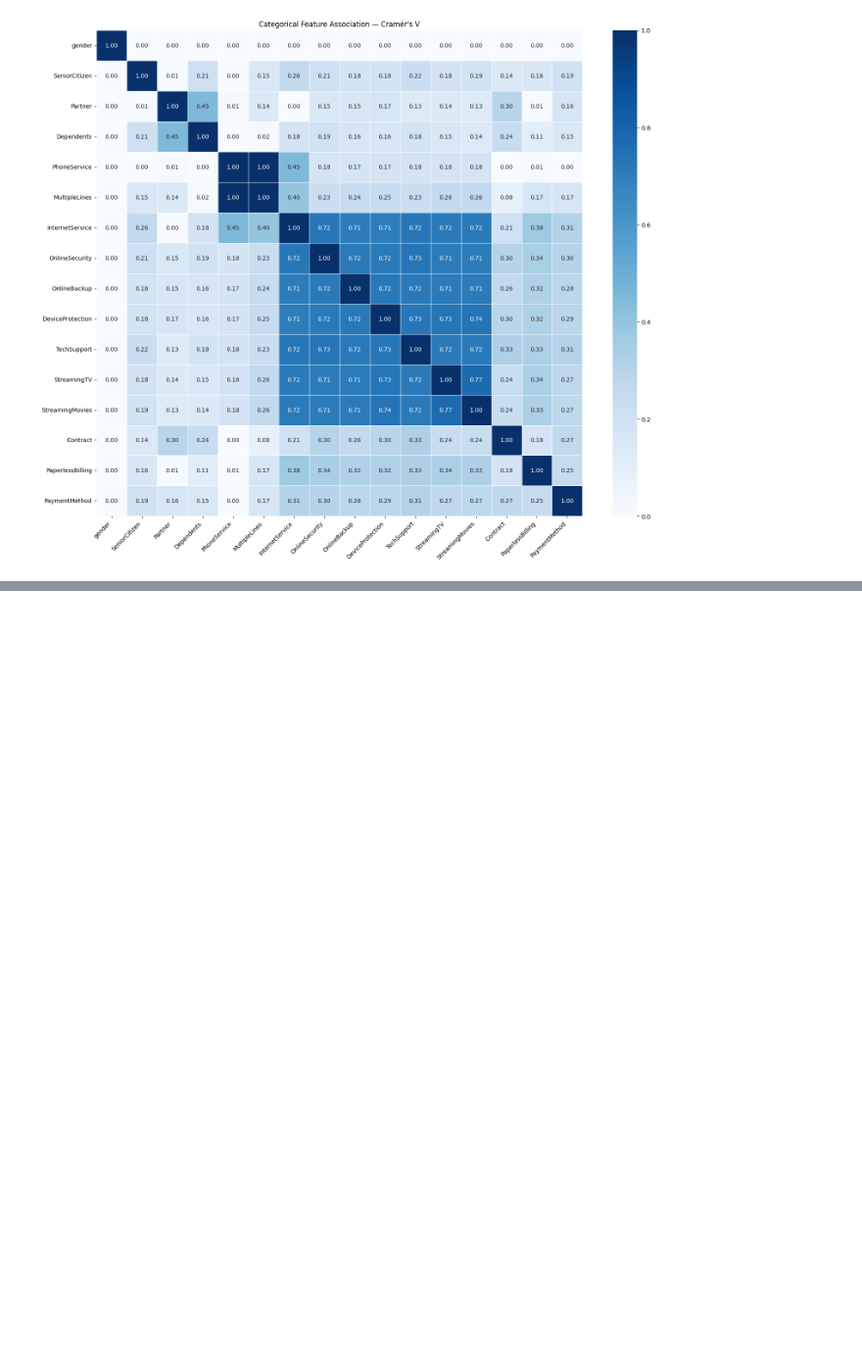
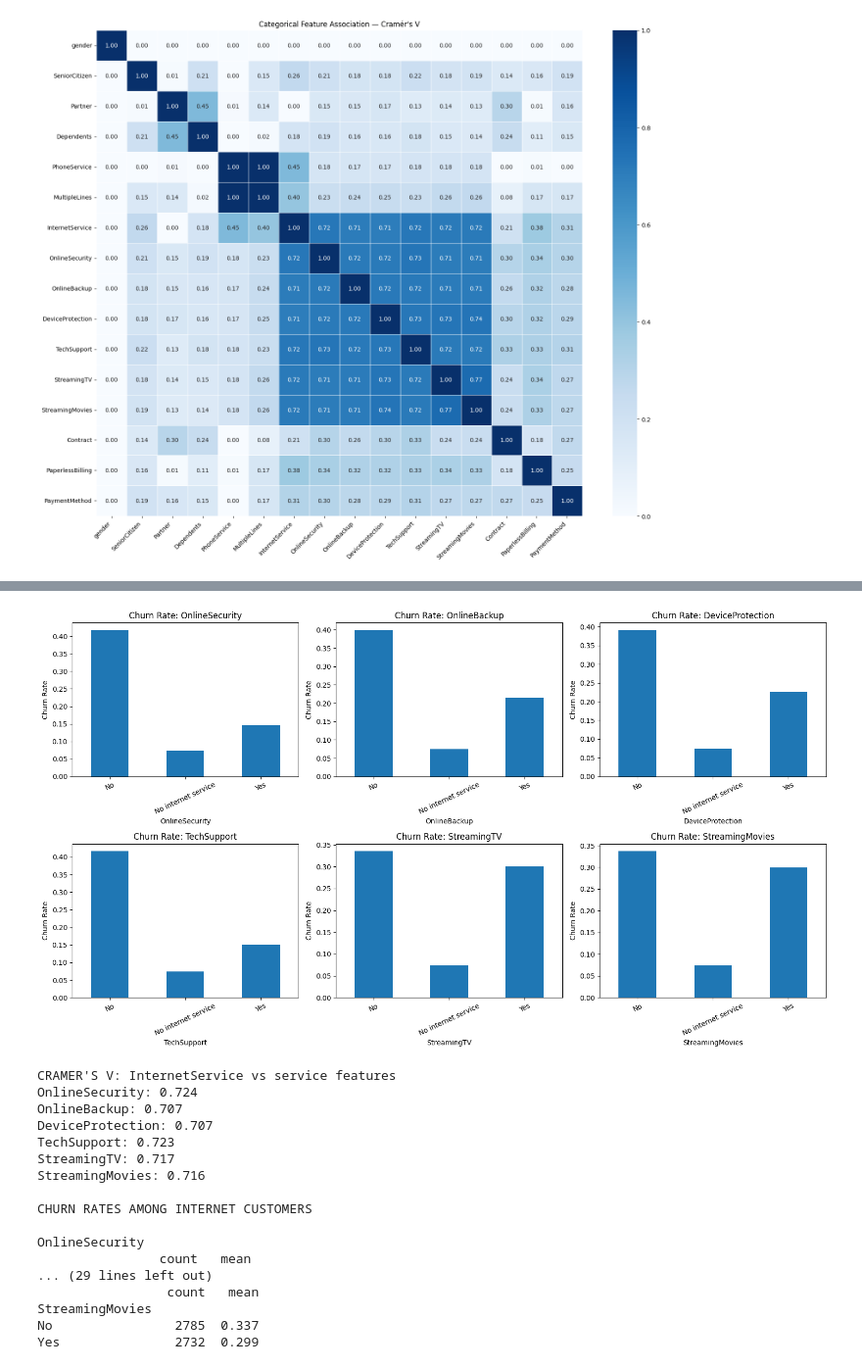
Before and after one commit to CodeOfCreation/Customer-Risk-Intelligence-Platform, a Jupyter notebook: notebooks/exploratory_data_analysis.ipynb, the cells around one changed output, grey strips where cells are left out. Shown at 98% size. Cells and saved outputs as stored; diff of their text form; code cells hidden in the pictures; blank space fills up the shorter version.

```diff
--- a/notebooks/exploratory_data_analysis.ipynb
+++ b/notebooks/exploratory_data_analysis.ipynb
@@ -362,0 +549,61 @@ plt.show()
+# %%
+
+service_features = [
+    "OnlineSecurity",
+    "OnlineBackup",
+    "DeviceProtection",
+    "TechSupport",
+    "StreamingTV",
+    "StreamingMovies"
+]
+
+# 1. Churn rates across all service categories
+fig, axes = plt.subplots(2, 3, figsize=(16, 9))
+
+for col, ax in zip(service_features, axes.flat):
+    rates = df.groupby(col)["Churn_numeric"].mean()
+    rates.plot(kind="bar", ax=ax)
+    ax.set_title(f"Churn Rate: {col}")
+    ax.set_ylabel("Churn Rate")
+    ax.tick_params(axis="x", rotation=25)
+
+plt.tight_layout()
+plt.show()
+
+# 2. Association with InternetService
+print("CRAMER'S V: InternetService vs service features")
+
+for col in service_features:
+    print(f"{col}: {cramers_v(df['InternetService'], df[col]):.3f}")
+
+# 3. Analyze only customers with internet
+internet_df = df[df["InternetService"] != "No"].copy()
+
+print("\nCHURN RATES AMONG INTERNET CUSTOMERS")
+
+for col in service_features:
+    print(f"\n{col}")
+    print(
+        internet_df.groupby(col)["Churn_numeric"]
+        .agg(["count", "mean"])
+        .round(3)
+    )
+# %% [output]
+[figure, added]
+CRAMER'S V: InternetService vs service features
+OnlineSecurity: 0.724
+OnlineBackup: 0.707
+DeviceProtection: 0.707
+TechSupport: 0.723
+StreamingTV: 0.717
+StreamingMovies: 0.716
+
+CHURN RATES AMONG INTERNET CUSTOMERS
+
+OnlineSecurity
+                count   mean
+... (29 lines left out)
+                 count   mean
+StreamingMovies
+No                2785  0.337
+Yes               2732  0.299
```
Also changed, not shown: parts of 21 cells of this notebook, 9 other files.
